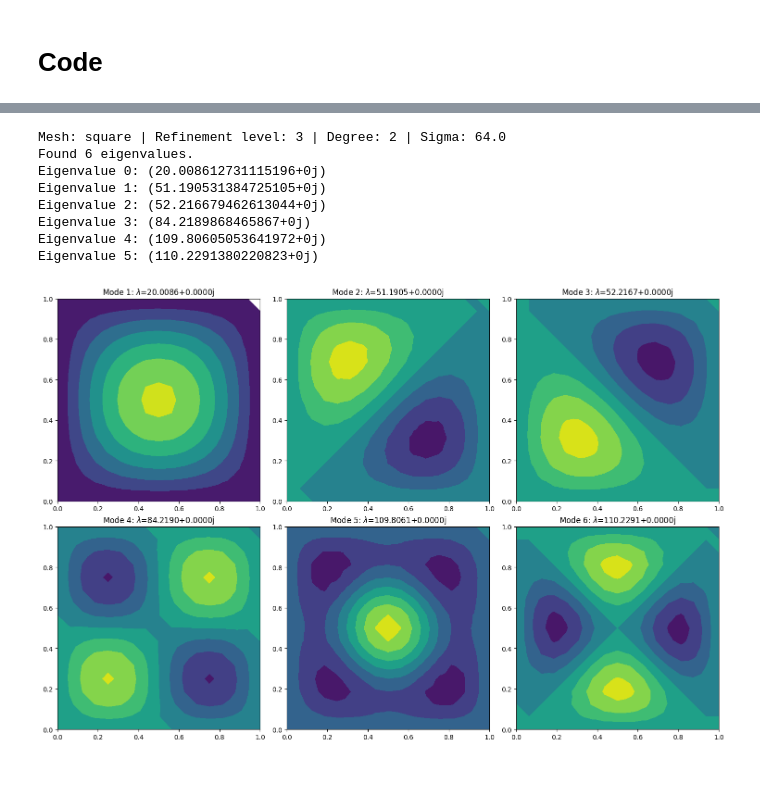
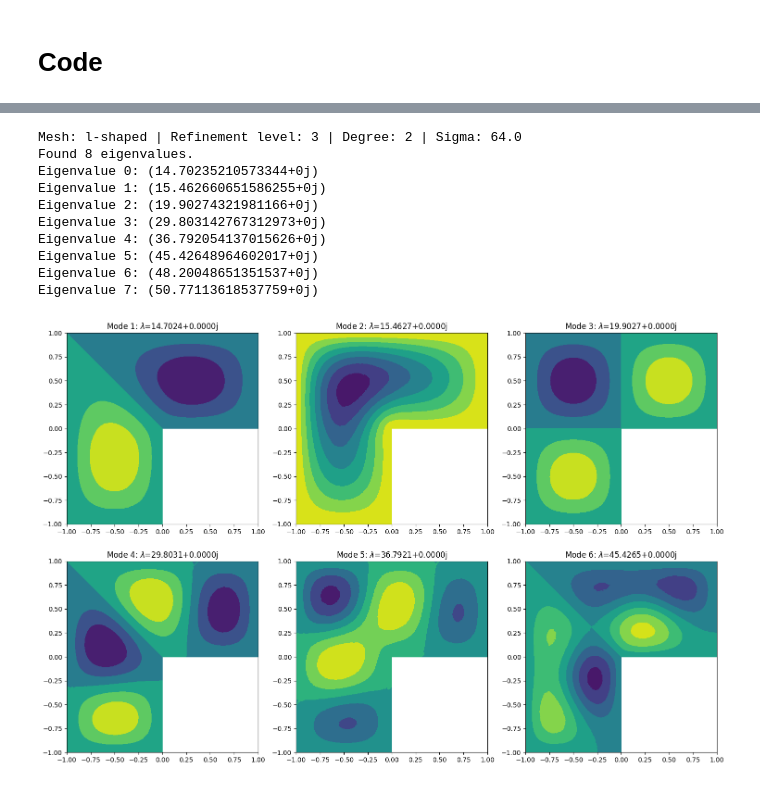
Before and after one commit to BorisAndrews/BorisAndrews.github.io, a Jupyter notebook: assets/ipynb/stokes_testing.ipynb, the cells around one changed output, grey strips where cells are left out. Drawn from its saved outputs; the diff is of its cells as text; code cells hidden in the pictures.

```diff
--- a/assets/ipynb/stokes_testing.ipynb
+++ b/assets/ipynb/stokes_testing.ipynb
@@ -36,7 +36,7 @@ import matplotlib.pyplot as plt
 # %% [markdown]
 # **Code**
 # %%
-def solve_stokes_eigenproblem(mesh_type="l-shaped", refinement_level=4, degree=2, sigma_val=64.0, ds_degree=None, penalty_only=False, n_eigenvalues=6, n_eigenfunctions=0):
+def solve_stokes_eigenproblem(mesh_type="l-shaped", alfeld_split=False, refinement_level=4, degree=2, sigma_val=64.0, ds_degree=None, penalty_only=False, n_eigenvalues=6, n_eigenfunctions=0):
     """
     Solves the Stokes eigenproblem using a streamfunction formulation.
 
@@ -69,8 +69,18 @@ def solve_stokes_eigenproblem(mesh_type="l-shaped", refinement_level=4, degree=2
         mesh = Mesh(plex)
     else:
         raise ValueError(f"Unknown mesh type: {mesh_type}")
+
     if refinement_level > 0:
         mesh = MeshHierarchy(mesh, refinement_level)[-1]
+
+    if alfeld_split:
+        dm = mesh.topology_dm
+        tr = PETSc.DMPlexTransform().create(comm=mesh.comm)
+        tr.setType(PETSc.DMPlexTransformType.REFINEALFELD)
+        tr.setDM(dm)
+        tr.setUp()
+        newplex = tr.apply(dm)
+        mesh = Mesh(newplex)
 
     print(GREEN % f"Mesh: {mesh_type} | Refinement level: {refinement_level} | Degree: {degree} | Sigma: {sigma_val}")
 
@@ -108,7 +118,7 @@ def solve_stokes_eigenproblem(mesh_type="l-shaped", refinement_level=4, degree=2
             term -= 2 * inner(avg(dev(v)), jump_dev(u)) * dS_
             term += 2 * (sigma / avg(h)) * inner(jump_dev(u), jump_dev(v)) * dS_
 
-            # # Boundary Facets (Weak imposition of no-slip BC u=0)
+            # # Boundary Facets (For imposition of no-slip BC u=0)
             # term -= 2 * inner(1/2 * dev(u), sym(outer(v, n))) * ds_
             # term -= 2 * inner(1/2 * dev(v), sym(outer(u, n))) * ds_
             # term += 2 * (sigma / h) * inner(sym(outer(u, n)), sym(outer(v, n))) * ds_
@@ -194,13 +204,15 @@ Eigenvalue 7: (134.07564592624962+0j)
 # %%
-solve_stokes_eigenproblem(mesh_type="square", refinement_level=3, degree=2, sigma_val=64.0, ds_degree=0, penalty_only=False, n_eigenvalues=6, n_eigenfunctions=6)
+solve_stokes_eigenproblem(mesh_type="l-shaped", alfeld_split=True, refinement_level=3, degree=2, sigma_val=64.0, ds_degree=0, penalty_only=False, n_eigenvalues=6, n_eigenfunctions=6)
 # %% [output]
-Mesh: square | Refinement level: 3 | Degree: 2 | Sigma: 64.0
-Found 6 eigenvalues.
-Eigenvalue 0: (20.008612731115196+0j)
-Eigenvalue 1: (51.190531384725105+0j)
-Eigenvalue 2: (52.216679462613044+0j)
-Eigenvalue 3: (84.2189868465867+0j)
-Eigenvalue 4: (109.80605053641972+0j)
-Eigenvalue 5: (110.2291380220823+0j)
+Mesh: l-shaped | Refinement level: 3 | Degree: 2 | Sigma: 64.0
+Found 8 eigenvalues.
+Eigenvalue 0: (14.70235210573344+0j)
+Eigenvalue 1: (15.462660651586255+0j)
+Eigenvalue 2: (19.90274321981166+0j)
+Eigenvalue 3: (29.803142767312973+0j)
+Eigenvalue 4: (36.792054137015626+0j)
+Eigenvalue 5: (45.42648964602017+0j)
+Eigenvalue 6: (48.20048651351537+0j)
+Eigenvalue 7: (50.77113618537759+0j)
-[figure, old version]
+[figure, new version]
 # %%
```
Also changed, not shown: parts of 4 cells of this notebook.
